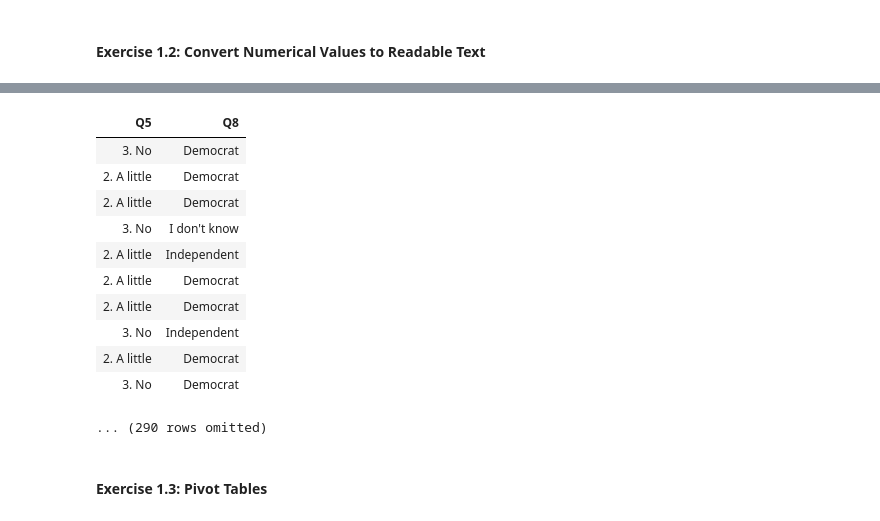
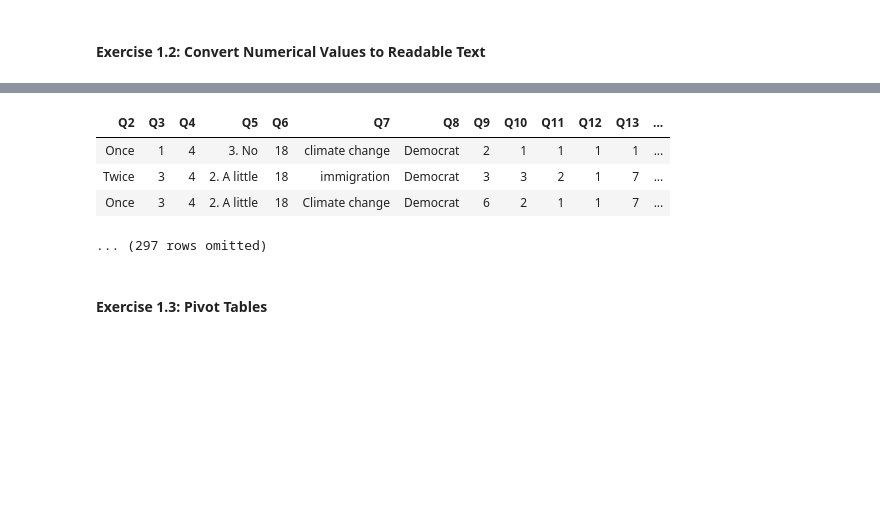
Before and after one commit to ds-modules/surveydata, a Jupyter notebook: gs102_fa19/lab02-gs102.ipynb, the cells around one changed output, grey strips where cells are left out. Cells and saved outputs as stored; diff of their text form; code cells hidden in the pictures; blank space fills up the shorter version.

```diff
--- a/gs102_fa19/lab02-gs102.ipynb
+++ b/gs102_fa19/lab02-gs102.ipynb
@@ -104,20 +86,19 @@ data
 # %%
+# convert the values of some of the columns to readable text
 convert_num_to_text(data, "Q5", ["1. Significantly", "2. A little", "3. No"])
 convert_num_to_text(data, "Q8", ["Democrat", "Republican", "Libertarian", "Green", "Constitution", "Other", "Independent", "I don't know"])
-data.select("Q5", "Q8")
+convert_num_to_text(data, "Q14",
+                    ["African-American", "Native American", "Latinx", "Asian", "Middle Eastern", "White", "One or more", "Other", "Decline"])
+convert_num_to_text(data, "Q2",
+                    ["None", "Once", "Twice", "Three or more times"])
+# show the first three rows of the converted data
+data.show(3)
 # %% [output]
-| Q5 | Q8 |
-| 3. No | Democrat |
-| 2. A little | Democrat |
-| 2. A little | Democrat |
-| 3. No | I don't know |
-| 2. A little | Independent |
-| 2. A little | Democrat |
-| 2. A little | Democrat |
-| 3. No | Independent |
-| 2. A little | Democrat |
-| 3. No | Democrat |
+| Q2 | Q3 | Q4 | Q5 | Q6 | Q7 | Q8 | Q9 | Q10 | Q11 | Q12 | Q13 | ... |
+| Once | 1 | 4 | 3. No | 18 | climate change | Democrat | 2 | 1 | 1 | 1 | 1 | ... |
+| Twice | 3 | 4 | 2. A little | 18 | immigration | Democrat | 3 | 3 | 2 | 1 | 7 | ... |
+| Once | 3 | 4 | 2. A little | 18 | Climate change | Democrat | 6 | 2 | 1 | 1 | 7 | ... |
-... (290 rows omitted)
+... (297 rows omitted)
 # %% [markdown]
 #### Exercise 1.3: Pivot Tables
 # %%
```
Also changed, not shown: parts of 71 cells of this notebook.
